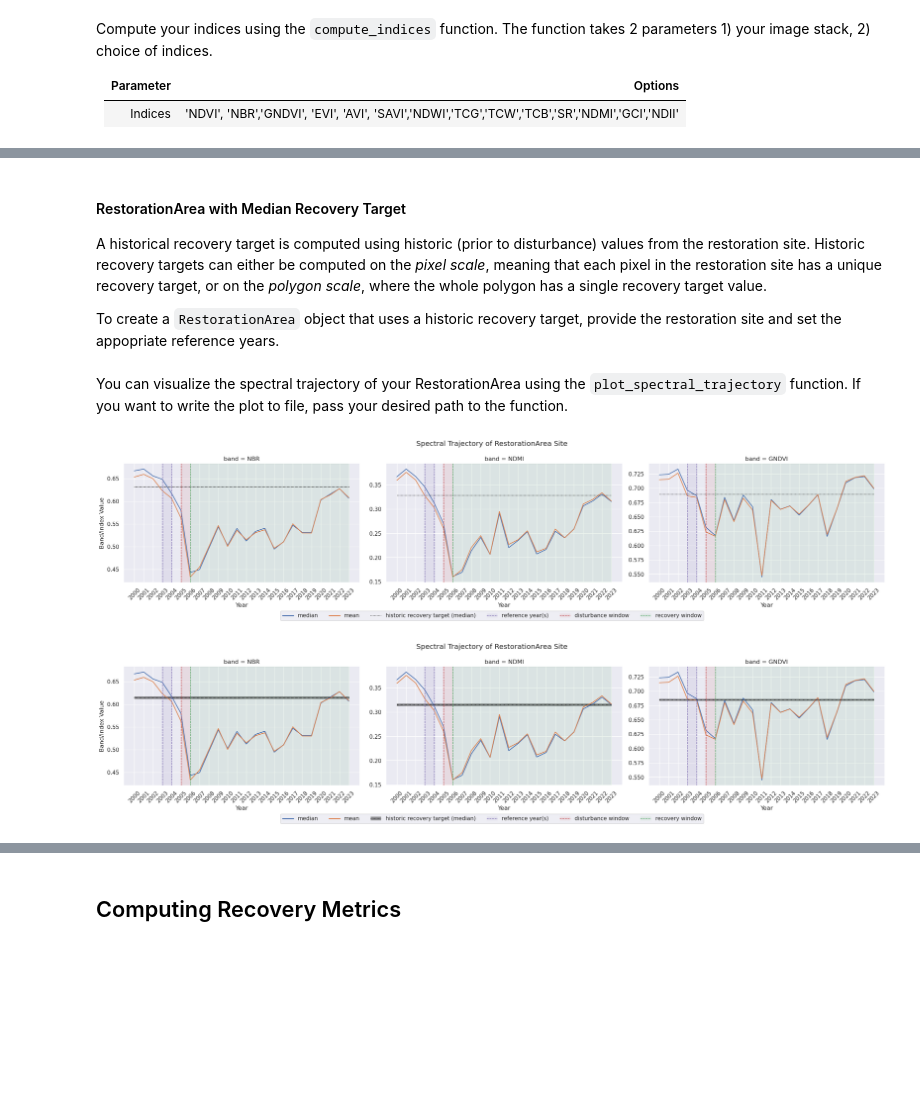
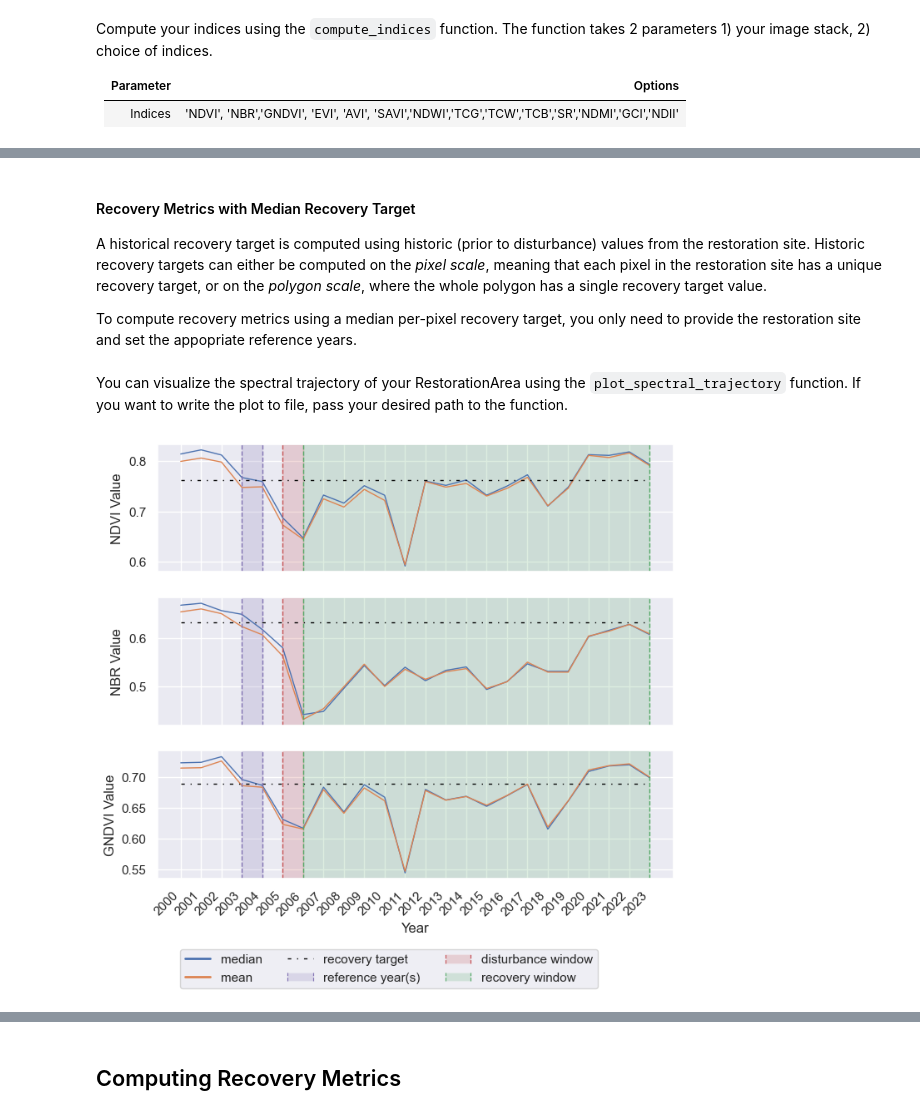
Before and after one commit to PEOPLE-ER/spectral-recovery, a Jupyter notebook: docs/overview_API.ipynb, the cells around one changed output, grey strips where cells are left out. Drawn from its saved outputs; the diff is of its cells as text; code cells hidden in the pictures; blank space fills up the shorter version.

```diff
--- a/docs/overview_API.ipynb
+++ b/docs/overview_API.ipynb
@@ -41,7 +38,7 @@ Each composite can contain multiple bands but each band must be present in all c
 # %% [markdown]
 The set of annual composites that we'll be using in this notebook was created using the [GEE BAP tool](https://github.com/saveriofrancini/bap).
 # %%
-composite_stack = sr.read_and_stack_tifs(
+composite_stack = sr.read_timeseries(
     "test_data/annual_composites/landsat",
     platform=["Landsat-TM", "Landsat-ETM+", "Landsat-OLI"],
     band_names={1: "blue", 2: "green", 3: "red", 4: "nir", 5: "swir16", 6: "swir22"},
@@ -65,6 +57,6 @@ Read your restoration polygon using GeoPandas
 # %%
 import geopandas as gpd
 
-restoration_poly = gpd.read_file("test_data/wildfire_516.gpkg")
-restoration_poly.plot(figsize=(2, 2)).set_title("Test restoration polygon")
+restoration_poly = sr.read_restoration_polygons("test_data/wildfire_516.gpkg")
+restoration_poly
 # %% [output]
@@ -84,8 +74,8 @@ Now that we've prepped our input, we can create a RestorationArea and are one st
 
 A novel feature of the `spectral_recovery` package is that it allows users to choose between using a [historic recovery target](https://people-er.github.io/Spectral-Recovery/about/#14-recovery-targets) or a [reference recovery target](https://people-er.github.io/Spectral-Recovery/about/#14-recovery-targets) when computing recovery metrics. Be sure to consult the user guide and current literature when deciding which type of target works best for computing your recovery metrics.
 # %% [markdown]
-#### RestorationArea with Median Recovery Target
+#### Recovery Metrics with Median Recovery Target
 
 A historical recovery target is computed using historic (prior to disturbance) values from the restoration site. Historic recovery targets can either be computed on the _pixel scale_, meaning that each pixel in the restoration site has a unique recovery target, or on the _polygon scale_, where the whole polygon has a single recovery target value.
 
-To create a `RestorationArea` object that uses a historic recovery target, provide the restoration site and set the appopriate reference years.
+To compute recovery metrics using a median per-pixel recovery target, you only need to provide the restoration site and set the appopriate reference years.
@@ -116,12 +104,12 @@ ra_hist_pixel = sr.RestorationArea(
 # %% [markdown]
 You can visualize the spectral trajectory of your RestorationArea using the `plot_spectral_trajectory` function. If you want to write the plot to file, pass your desired path to the function.
 # %%
-ra_hist_polygon.plot_spectral_trajectory()
+sr.plot_spectral_trajectory(
+    timeseries_data=composite_stack,
+    restoration_polygons=restoration_poly,
+    indices=["NDVI", "NBR", "GNDVI"],
+)
 # or
 # ra_hist.plot_spectral_trajectory("path/to/your_plot.png")
 # %% [output]
-[figure, old version]
+[figure, new version]
-# %%
-ra_hist_pixel.plot_spectral_trajectory()
-# %% [output]
-[figure, removed]
```
Also changed, not shown: parts of 31 cells of this notebook.
